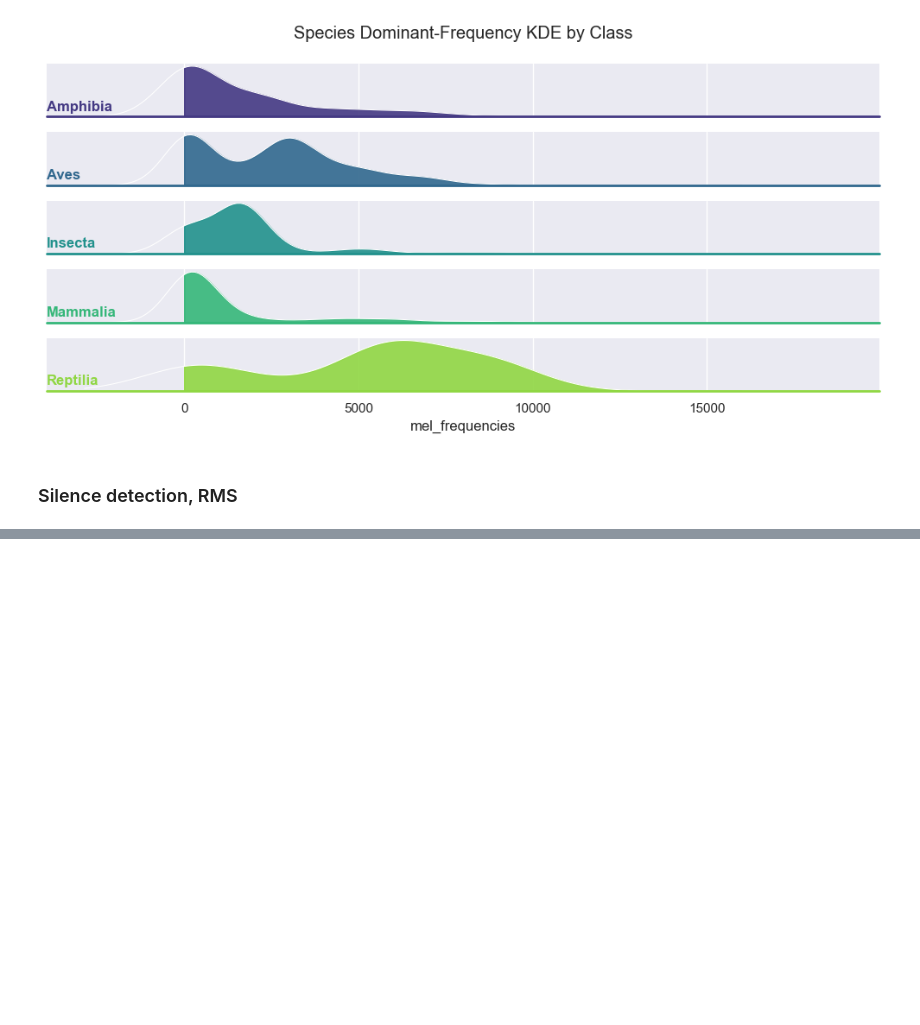
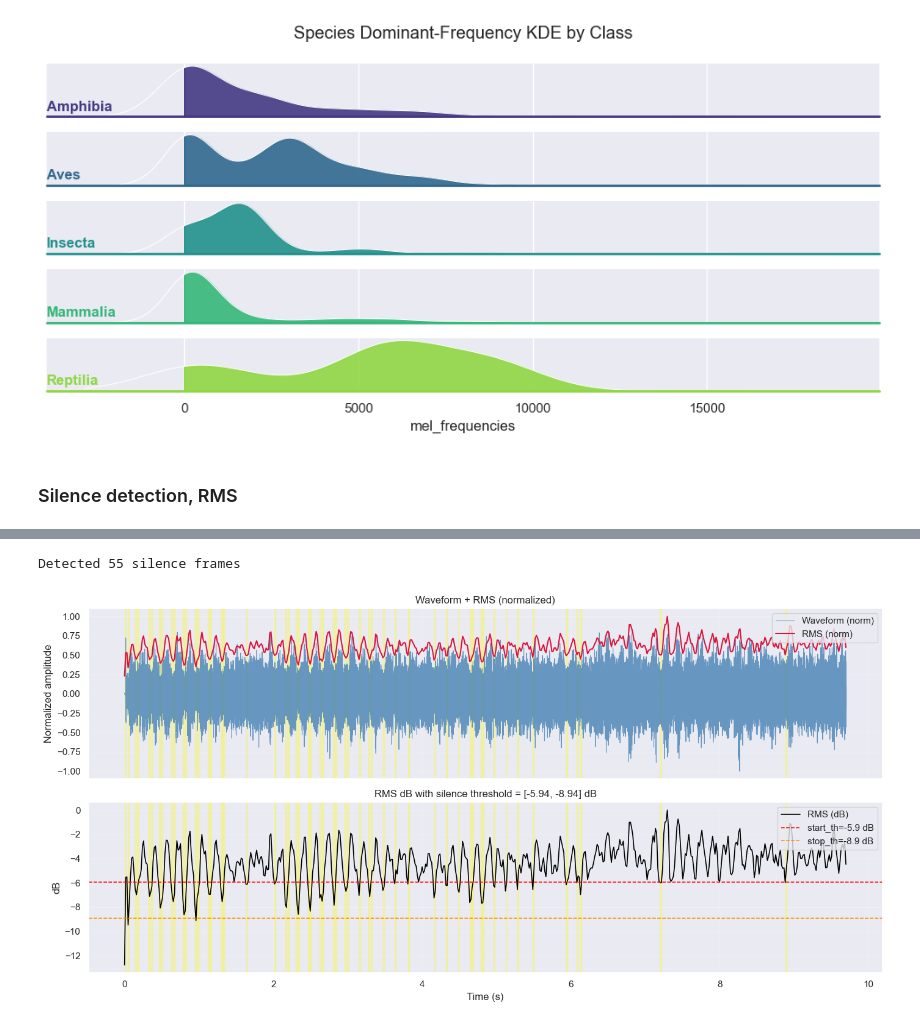
Before and after one commit to glouno/birdclef_2026_ML, a Jupyter notebook: notebooks/02_audio_features.ipynb, the cells around one changed output, grey strips where cells are left out. Cells and saved outputs as stored; diff of their text form; code cells hidden in the pictures; blank space fills up the shorter version.

```diff
--- a/notebooks/02_audio_features.ipynb
+++ b/notebooks/02_audio_features.ipynb
@@ -206,0 +220,17 @@ array([  78.125, 4203.125, 5334.375])
+# %%
+# Low-energy median with hysteresis
+low = rms_db[rms_db < np.percentile(rms_db, 30)]
+th = np.median(low)
+
+fig, axes, silent_seconds, silence_segments = plot_waveform_rms_db_with_silence(
+    y=y,
+    cfg=cfg,
+    silence_th=None,
+    start_th=th,
+    stop_th=th-3
+)
+
+print(f"Detected {len(silent_seconds)} silence frames")
+# %% [output]
+Detected 55 silence frames
+[figure, added]
```
Also changed, not shown: parts of 9 cells of this notebook, 6 other files.
